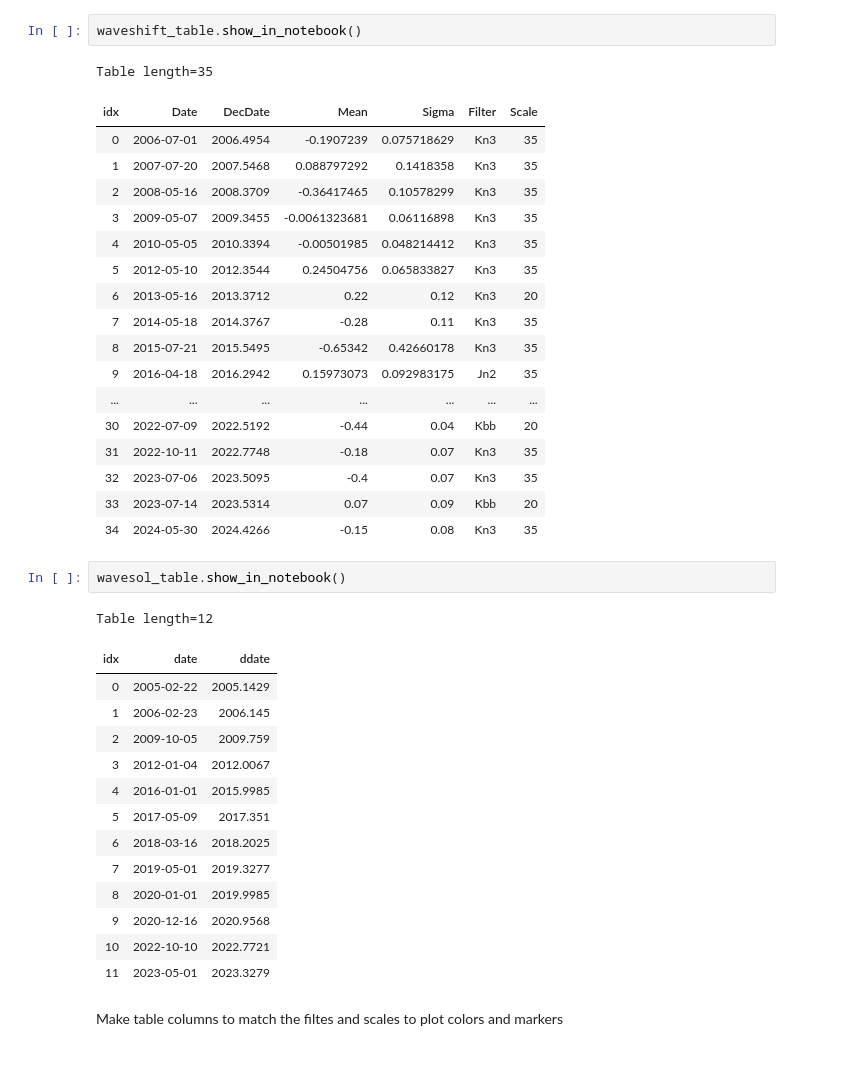
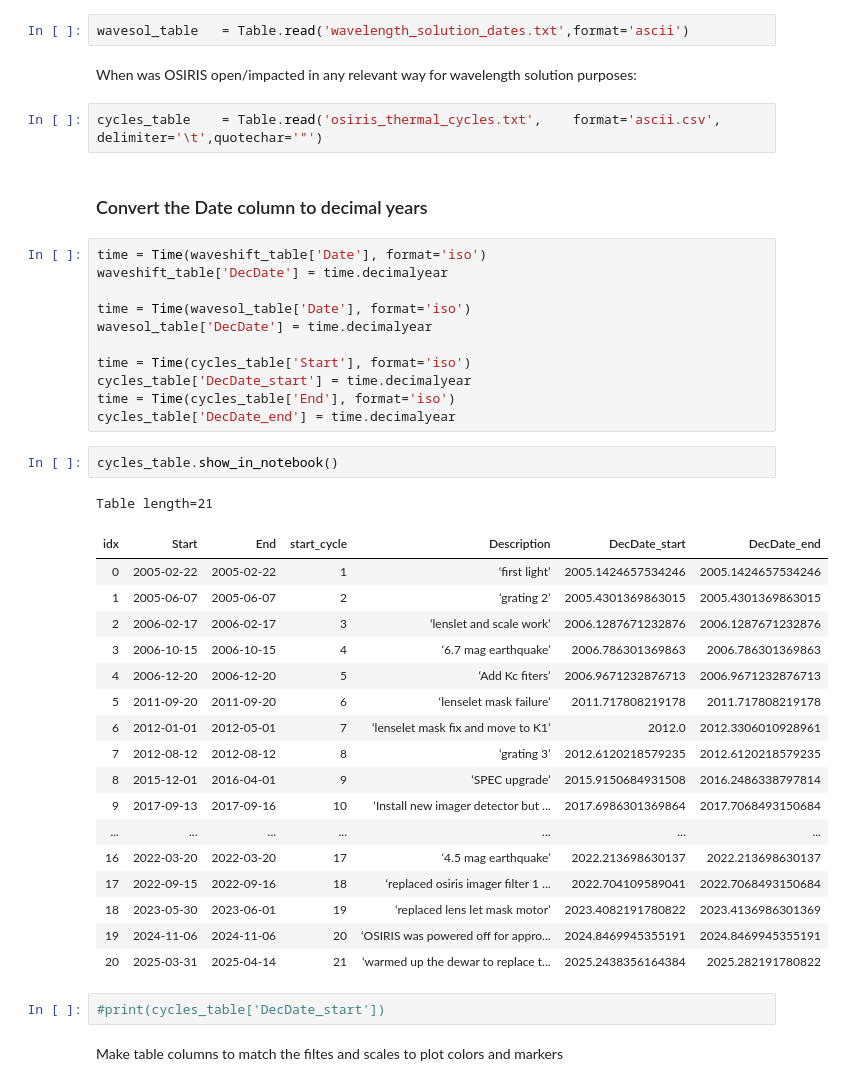
Before and after one commit to Keck-DataReductionPipelines/OsirisDRP, a Jupyter notebook: data/Plot_Wavelength_Shift_Time_Dependence.ipynb, the cells around one changed output. Saved outputs shown, nothing was run; the diff lists cells and outputs as text.

```diff
--- a/data/Plot_Wavelength_Shift_Time_Dependence.ipynb
+++ b/data/Plot_Wavelength_Shift_Time_Dependence.ipynb
@@ -19,41 +24,45 @@ wavesol_table = Table.read(wavesol_file,format='ascii')
+# %%
+wavesol_table   = Table.read('wavelength_solution_dates.txt',format='ascii')
+# %% [markdown]
+When was OSIRIS open/impacted in any relevant way for wavelength solution purposes:
+# %%
+cycles_table    = Table.read('osiris_thermal_cycles.txt',    format='ascii.csv', delimiter='\t',quotechar='"')
+# %% [markdown]
+### Convert the Date column to decimal years
+# %%
+time = Time(waveshift_table['Date'], format='iso')
+waveshift_table['DecDate'] = time.decimalyear
+
+time = Time(wavesol_table['Date'], format='iso')
+wavesol_table['DecDate'] = time.decimalyear
+
+time = Time(cycles_table['Start'], format='iso')
+cycles_table['DecDate_start'] = time.decimalyear
+time = Time(cycles_table['End'], format='iso')
+cycles_table['DecDate_end'] = time.decimalyear
 # %%
-waveshift_table.show_in_notebook()
+cycles_table.show_in_notebook()
 # %% [output]
-Table length=35
+Table length=21
-| idx | Date | DecDate | Mean | Sigma | Filter | Scale |
-| 0 | 2006-07-01 | 2006.4954 | -0.1907239 | 0.075718629 | Kn3 | 35 |
-| 1 | 2007-07-20 | 2007.5468 | 0.088797292 | 0.1418358 | Kn3 | 35 |
-| 2 | 2008-05-16 | 2008.3709 | -0.36417465 | 0.10578299 | Kn3 | 35 |
-| 3 | 2009-05-07 | 2009.3455 | -0.0061323681 | 0.06116898 | Kn3 | 35 |
-| 4 | 2010-05-05 | 2010.3394 | -0.00501985 | 0.048214412 | Kn3 | 35 |
-| 5 | 2012-05-10 | 2012.3544 | 0.24504756 | 0.065833827 | Kn3 | 35 |
-| 6 | 2013-05-16 | 2013.3712 | 0.22 | 0.12 | Kn3 | 20 |
-| 7 | 2014-05-18 | 2014.3767 | -0.28 | 0.11 | Kn3 | 35 |
-| 8 | 2015-07-21 | 2015.5495 | -0.65342 | 0.42660178 | Kn3 | 35 |
-| 9 | 2016-04-18 | 2016.2942 | 0.15973073 | 0.092983175 | Jn2 | 35 |
+| idx | Start | End | start_cycle | Description | DecDate_start | DecDate_end |
+| 0 | 2005-02-22 | 2005-02-22 | 1 | ‘first light’ | 2005.1424657534246 | 2005.1424657534246 |
+| 1 | 2005-06-07 | 2005-06-07 | 2 | ‘grating 2’ | 2005.4301369863015 | 2005.4301369863015 |
+| 2 | 2006-02-17 | 2006-02-17 | 3 | ‘lenslet and scale work’ | 2006.1287671232876 | 2006.1287671232876 |
+| 3 | 2006-10-15 | 2006-10-15 | 4 | ‘6.7 mag earthquake’ | 2006.786301369863 | 2006.786301369863 |
+| 4 | 2006-12-20 | 2006-12-20 | 5 | ‘Add Kc fiters’ | 2006.9671232876713 | 2006.9671232876713 |
+| 5 | 2011-09-20 | 2011-09-20 | 6 | ‘lenselet mask failure’ | 2011.717808219178 | 2011.717808219178 |
+| 6 | 2012-01-01 | 2012-05-01 | 7 | ‘lenselet mask fix and move to K1’ | 2012.0 | 2012.3306010928961 |
+| 7 | 2012-08-12 | 2012-08-12 | 8 | ‘grating 3’ | 2012.6120218579235 | 2012.6120218579235 |
+| 8 | 2015-12-01 | 2016-04-01 | 9 | ‘SPEC upgrade’ | 2015.9150684931508 | 2016.2486338797814 |
+| 9 | 2017-09-13 | 2017-09-16 | 10 | ‘Install new imager detector but ... | 2017.6986301369864 | 2017.7068493150684 |
 | ... | ... | ... | ... | ... | ... | ... |
-| 30 | 2022-07-09 | 2022.5192 | -0.44 | 0.04 | Kbb | 20 |
-| 31 | 2022-10-11 | 2022.7748 | -0.18 | 0.07 | Kn3 | 35 |
-| 32 | 2023-07-06 | 2023.5095 | -0.4 | 0.07 | Kn3 | 35 |
-| 33 | 2023-07-14 | 2023.5314 | 0.07 | 0.09 | Kbb | 20 |
-| 34 | 2024-05-30 | 2024.4266 | -0.15 | 0.08 | Kn3 | 35 |
+| 16 | 2022-03-20 | 2022-03-20 | 17 | ‘4.5 mag earthquake’ | 2022.213698630137 | 2022.213698630137 |
+| 17 | 2022-09-15 | 2022-09-16 | 18 | ‘replaced osiris imager filter 1 ... | 2022.704109589041 | 2022.7068493150684 |
+| 18 | 2023-05-30 | 2023-06-01 | 19 | ‘replaced lens let mask motor’ | 2023.4082191780822 | 2023.4136986301369 |
+| 19 | 2024-11-06 | 2024-11-06 | 20 | ‘OSIRIS was powered off for appro... | 2024.8469945355191 | 2024.8469945355191 |
+| 20 | 2025-03-31 | 2025-04-14 | 21 | ‘warmed up the dewar to replace t... | 2025.2438356164384 | 2025.282191780822 |
-# %%
-wavesol_table.show_in_notebook()
-# %% [output]
-Table length=12
-| idx | date | ddate |
-| 0 | 2005-02-22 | 2005.1429 |
-| 1 | 2006-02-23 | 2006.145 |
-| 2 | 2009-10-05 | 2009.759 |
-| 3 | 2012-01-04 | 2012.0067 |
-| 4 | 2016-01-01 | 2015.9985 |
-| 5 | 2017-05-09 | 2017.351 |
-| 6 | 2018-03-16 | 2018.2025 |
-| 7 | 2019-05-01 | 2019.3277 |
-| 8 | 2020-01-01 | 2019.9985 |
-| 9 | 2020-12-16 | 2020.9568 |
-| 10 | 2022-10-10 | 2022.7721 |
-| 11 | 2023-05-01 | 2023.3279 |
+# %%
+#print(cycles_table['DecDate_start'])
 # %% [markdown]
 Make table columns to match the filtes and scales to plot colors and markers
 # %%
```
Also changed, not shown: parts of 14 cells of this notebook, 21 other files.
